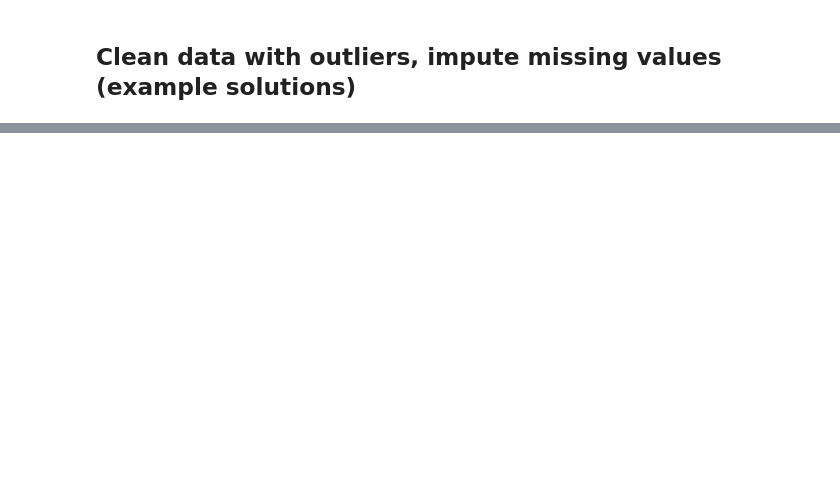
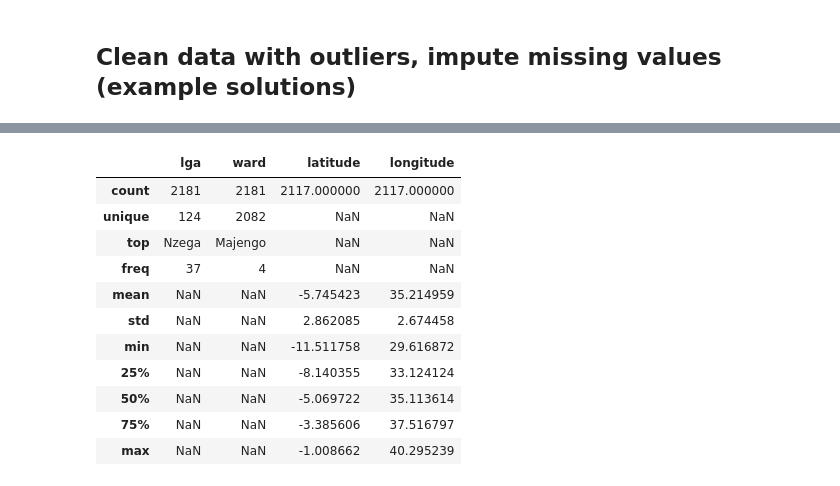
Before and after one commit to bloominstituteoftechnology/DS-Unit-2-Tree-Ensembles, a Jupyter notebook: module1-decision-trees/Decision Trees - Assignment Notebook.ipynb, the cells around one changed output, grey strips where cells are left out. Cells and saved outputs as stored; diff of their text form; code cells hidden in the pictures; blank space fills up the shorter version.

```diff
--- a/module1-decision-trees/Decision Trees - Assignment Notebook.ipynb
+++ b/module1-decision-trees/Decision Trees - Assignment Notebook.ipynb
@@ -96,0 +261,19 @@ train.shape, val.shape, test.shape
+# %%
+ward_locations = train[['lga', 'ward', 'latitude', 'longitude']]
+ward_locations = ward_locations.groupby(['lga', 'ward']).median()
+ward_locations = ward_locations.reset_index()
+# %%
+ward_locations.describe(include='all')
+# %% [output]
+|  | lga | ward | latitude | longitude |
+| count | 2181 | 2181 | 2117.000000 | 2117.000000 |
+| unique | 124 | 2082 | NaN | NaN |
+| top | Nzega | Majengo | NaN | NaN |
+| freq | 37 | 4 | NaN | NaN |
+| mean | NaN | NaN | -5.745423 | 35.214959 |
+| std | NaN | NaN | 2.862085 | 2.674458 |
+| min | NaN | NaN | -11.511758 | 29.616872 |
+| 25% | NaN | NaN | -8.140355 | 33.124124 |
+| 50% | NaN | NaN | -5.069722 | 35.113614 |
+| 75% | NaN | NaN | -3.385606 | 37.516797 |
+| max | NaN | NaN | -1.008662 | 40.295239 |
```
Also changed, not shown: parts of 11 cells of this notebook.
